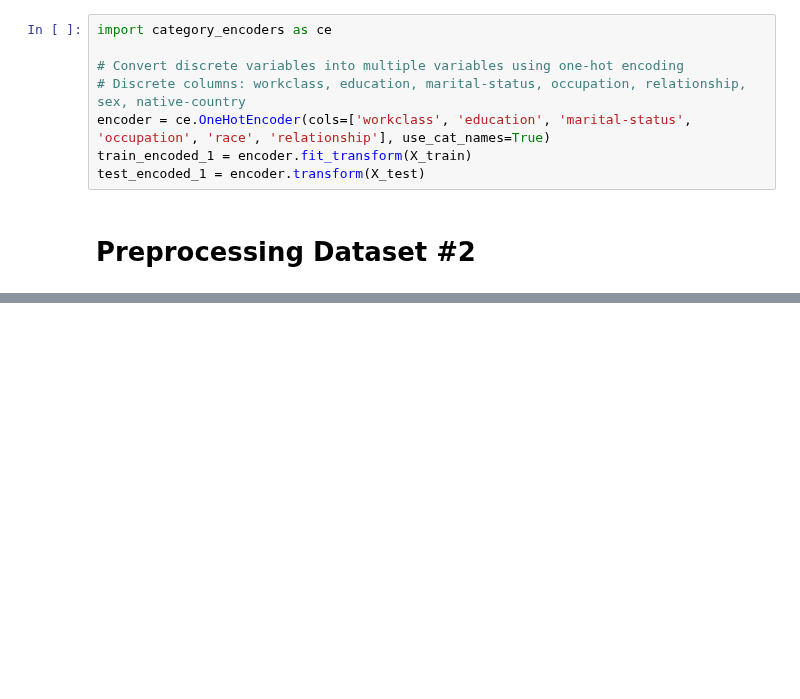
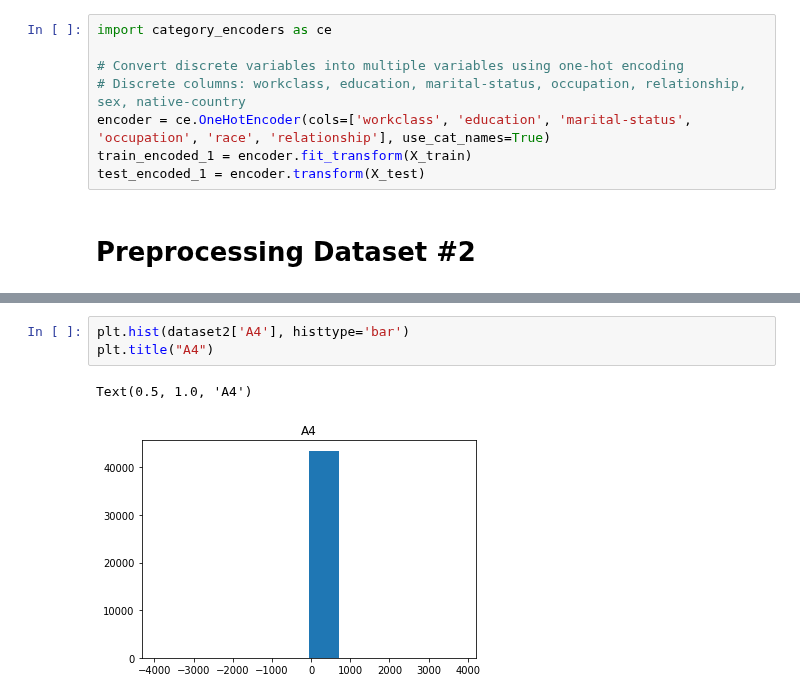
Before and after one commit to emmacona/COMP551-A1-KNN-and-Decision-tree-optimization, a Jupyter notebook: notebook.ipynb, the cells around one changed output, grey strips where cells are left out. Saved outputs shown, nothing was run; the diff lists cells and outputs as text; blank space fills up the shorter version.

```diff
--- a/notebook.ipynb
+++ b/notebook.ipynb
@@ -99,0 +184,6 @@ test_encoded_1 = encoder.transform(X_test)
+# %%
+plt.hist(dataset2['A4'], histtype='bar')
+plt.title("A4")
+# %% [output]
+Text(0.5, 1.0, 'A4')
+[figure, added]
```
Also changed, not shown: parts of 20 cells of this notebook, 1 other file.
